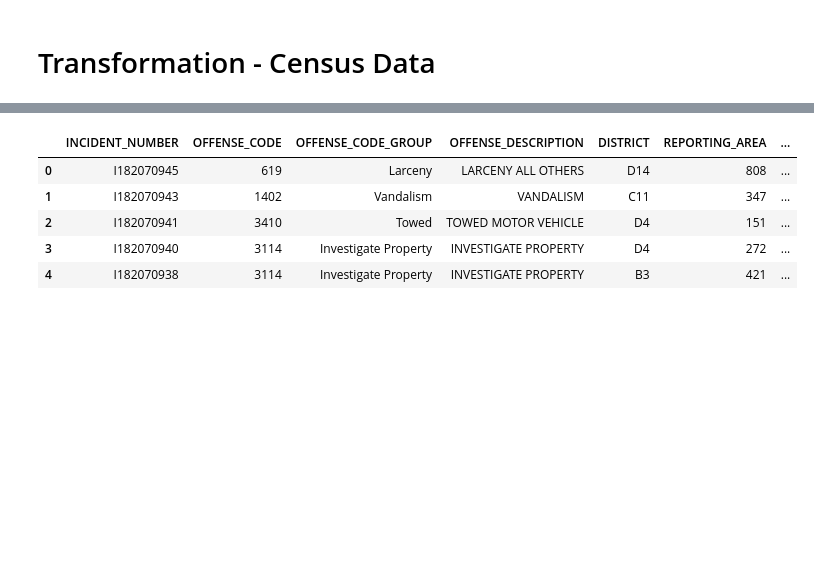
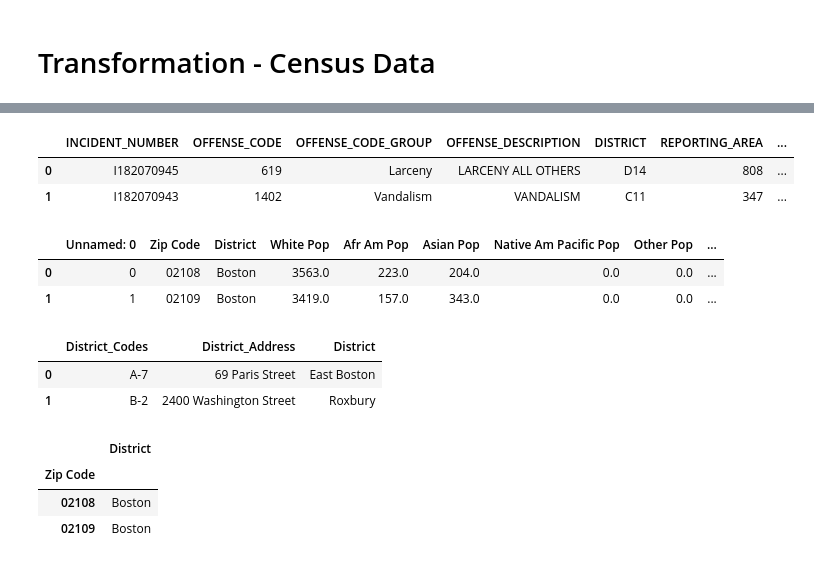
Before and after one commit to gvenkata/Project-2-ETL-Project, a Jupyter notebook: Panda_Combine.ipynb, the cells around one changed output, grey strips where cells are left out. Drawn from its saved outputs; the diff is of its cells as text; code cells hidden in the pictures; blank space fills up the shorter version.

```diff
--- a/Panda_Combine.ipynb
+++ b/Panda_Combine.ipynb
@@ -166,9 +158,25 @@ with con:
 # %%
-crime_data.head()
+crime_data.head(2)
 # %% [output]
 |  | INCIDENT_NUMBER | OFFENSE_CODE | OFFENSE_CODE_GROUP | OFFENSE_DESCRIPTION | DISTRICT | REPORTING_AREA | ... |
 | 0 | I182070945 | 619 | Larceny | LARCENY ALL OTHERS | D14 | 808 | ... |
 | 1 | I182070943 | 1402 | Vandalism | VANDALISM | C11 | 347 | ... |
-| 2 | I182070941 | 3410 | Towed | TOWED MOTOR VEHICLE | D4 | 151 | ... |
-| 3 | I182070940 | 3114 | Investigate Property | INVESTIGATE PROPERTY | D4 | 272 | ... |
-| 4 | I182070938 | 3114 | Investigate Property | INVESTIGATE PROPERTY | B3 | 421 | ... |
+# %%
+cen_data.head(2)
+# %% [output]
+|  | Unnamed: 0 | Zip Code | District | White Pop | Afr Am Pop | Asian Pop | Native Am Pacific Pop | Other Pop | ... |
+| 0 | 0 | 02108 | Boston | 3563.0 | 223.0 | 204.0 | 0.0 | 0.0 | ... |
+| 1 | 1 | 02109 | Boston | 3419.0 | 157.0 | 343.0 | 0.0 | 0.0 | ... |
+# %%
+dist_data_clean.head(2)
+# %% [output]
+|  | District_Codes | District_Address | District |
+| 0 | A-7 | 69 Paris Street | East Boston |
+| 1 | B-2 | 2400 Washington Street | Roxbury |
+# %%
+zip_data.head(2)
+# %% [output]
+|  | District |
+| Zip Code |  |
+| 02108 | Boston |
+| 02109 | Boston |
```
Also changed, not shown: parts of 8 cells of this notebook, 5 other files.
